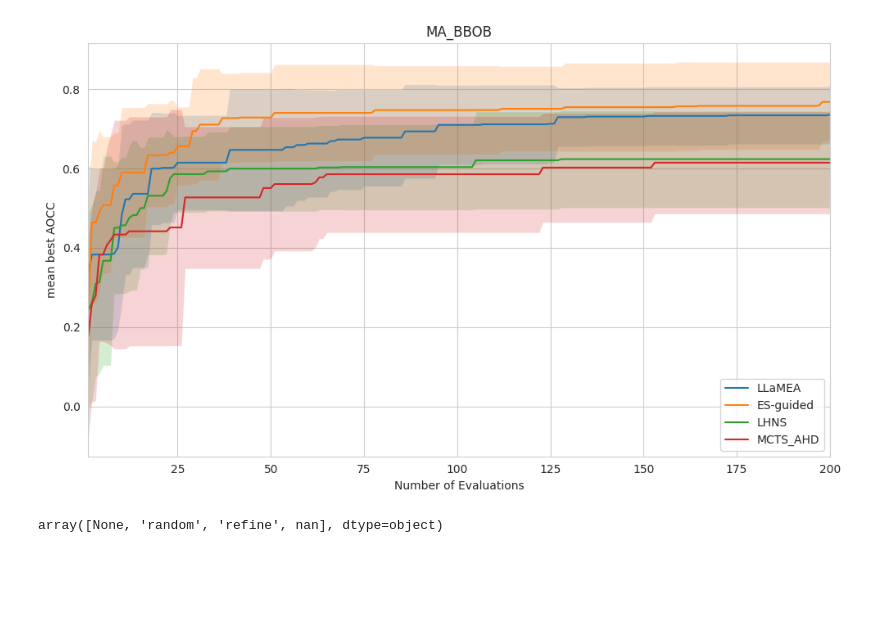
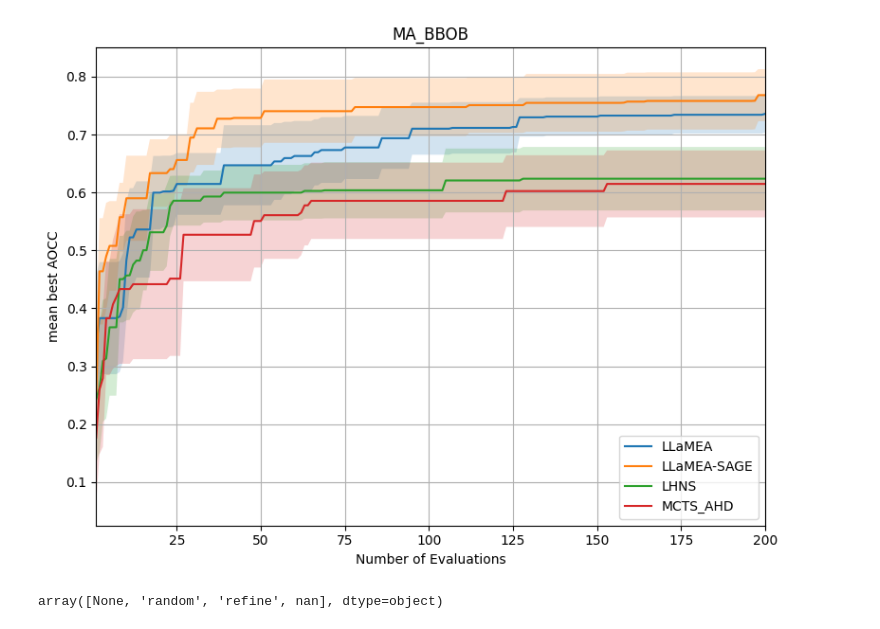
Before and after one commit to XAI-liacs/BLADE, a Jupyter notebook: examples/visualize_sbox_xai2.ipynb, the cells around one changed output. Cells and saved outputs as stored; diff of their text form; code cells hidden in the pictures; blank space fills up the shorter version.

```diff
--- a/examples/visualize_sbox_xai2.ipynb
+++ b/examples/visualize_sbox_xai2.ipynb
@@ -35,24 +42,26 @@ print(problems)
 ['MA_BBOB']
 # %%
-fig = plot_convergence(logger, metric="AOCC", methods=["ES", "ES-guided", "LHNS:vns","MCTS_AHD"], save=False, return_fig=True, budget=200, separate_lines=False)
+fig = plot_convergence(logger, metric="AOCC", aggregation="mean", methods=["ES", "ES-guided", "LHNS:vns","MCTS_AHD"], save=False, return_fig=True, budget=200, separate_lines=False, variance_aggregation="sem")
 ax = fig.axes[0]   # or however you're getting your axis
 
 handles, previous_labels = ax.get_legend_handles_labels()
 new_labels = []
 for label in previous_labels:
     if label == "ES":
         new_labels.append("LLaMEA")
+    elif label == "ES-guided":
+        new_labels.append("LLaMEA-SAGE")
     elif label == "LHNS:vns":
         new_labels.append("LHNS")
     else:
         new_labels.append(label)
 ax.legend(handles=handles, labels=new_labels)
 #ax.set_xscale('symlog')
 #ax.set_yscale('symlog')
 plt.savefig("MABBOB-aocc.png")
 plt.show()
 # %% [output]
-[figure, old version]
+[figure, new version]
 # %%
 data = logger.get_problem_data("MA_BBOB")
 data["operator"].unique()
```
Also changed, not shown: parts of 3 cells of this notebook, 8 other files.
